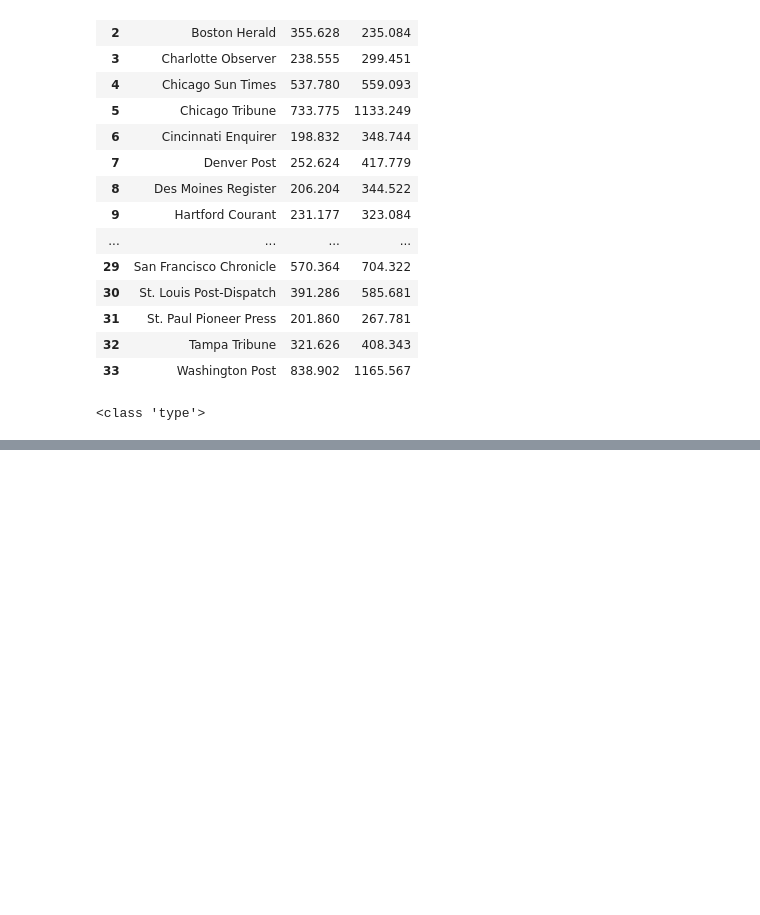
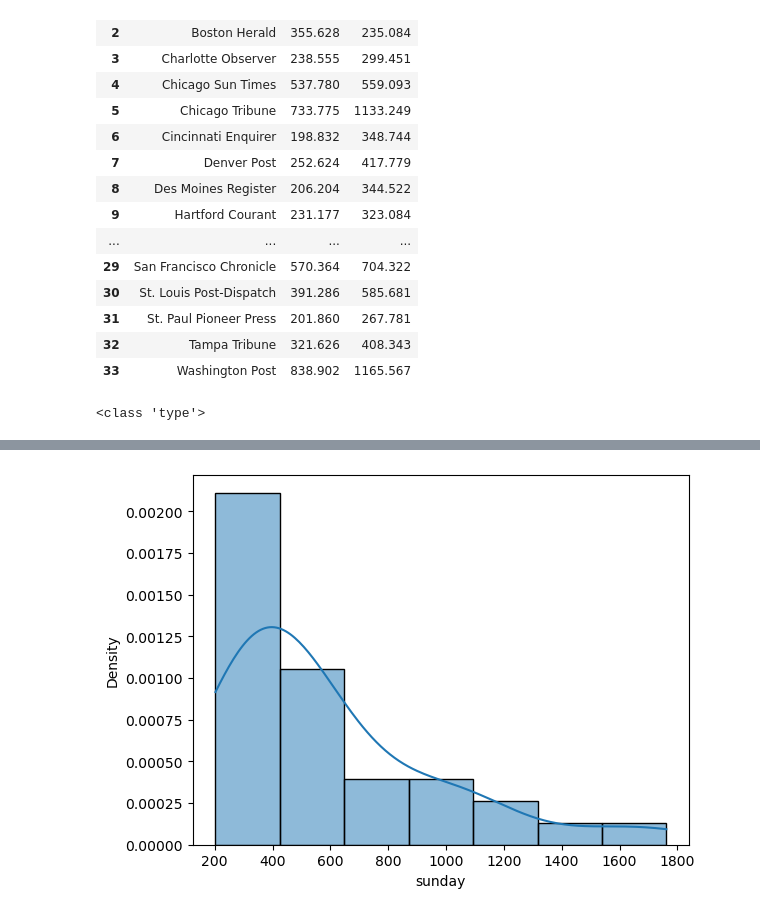
Before and after one commit to shashi-naidu/aiml_shashi, a Jupyter notebook: LinearRegression.ipynb, the cells around one changed output, grey strips where cells are left out. Drawn from its saved outputs; the diff is of its cells as text; code cells hidden in the pictures; blank space fills up the shorter version.

```diff
--- a/LinearRegression.ipynb
+++ b/LinearRegression.ipynb
@@ -32,0 +77,5 @@ print(type)
+# %%
+sns.histplot(data1["sunday"], kde=True,stat="density")
+plt.show()
+# %% [output]
+[figure, added]
```
Also changed, not shown: parts of 26 cells of this notebook.
